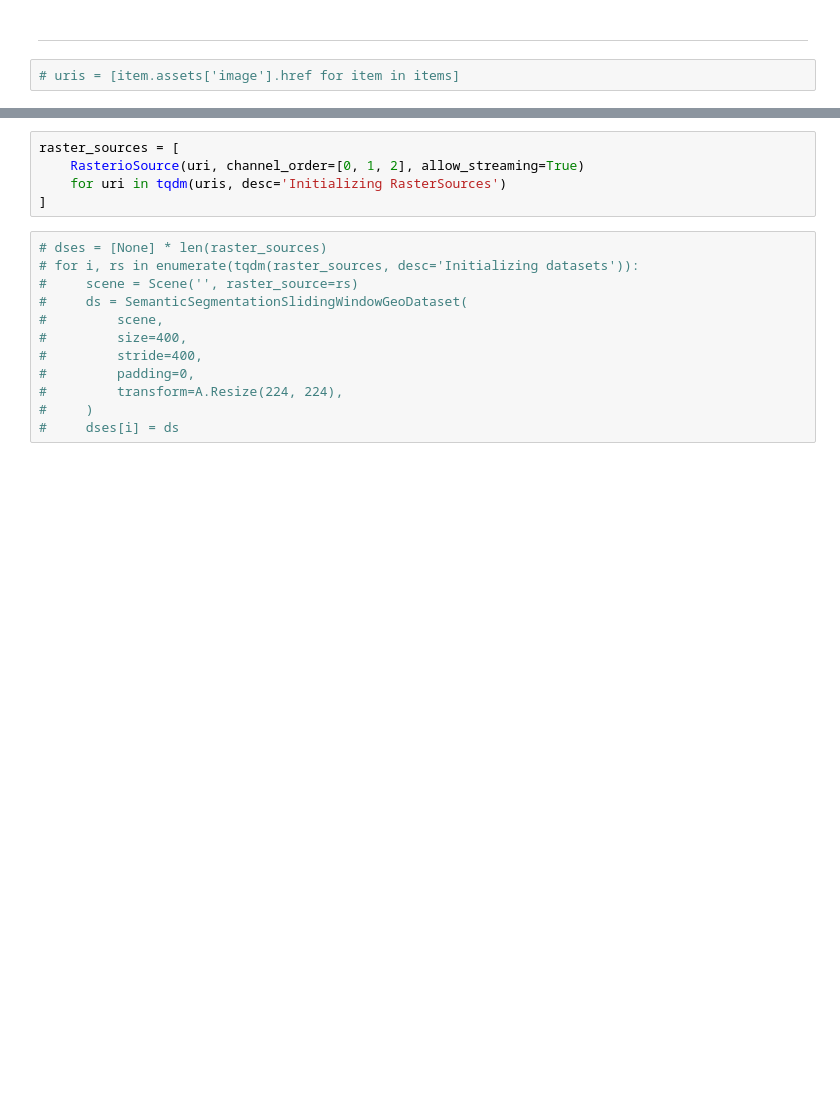
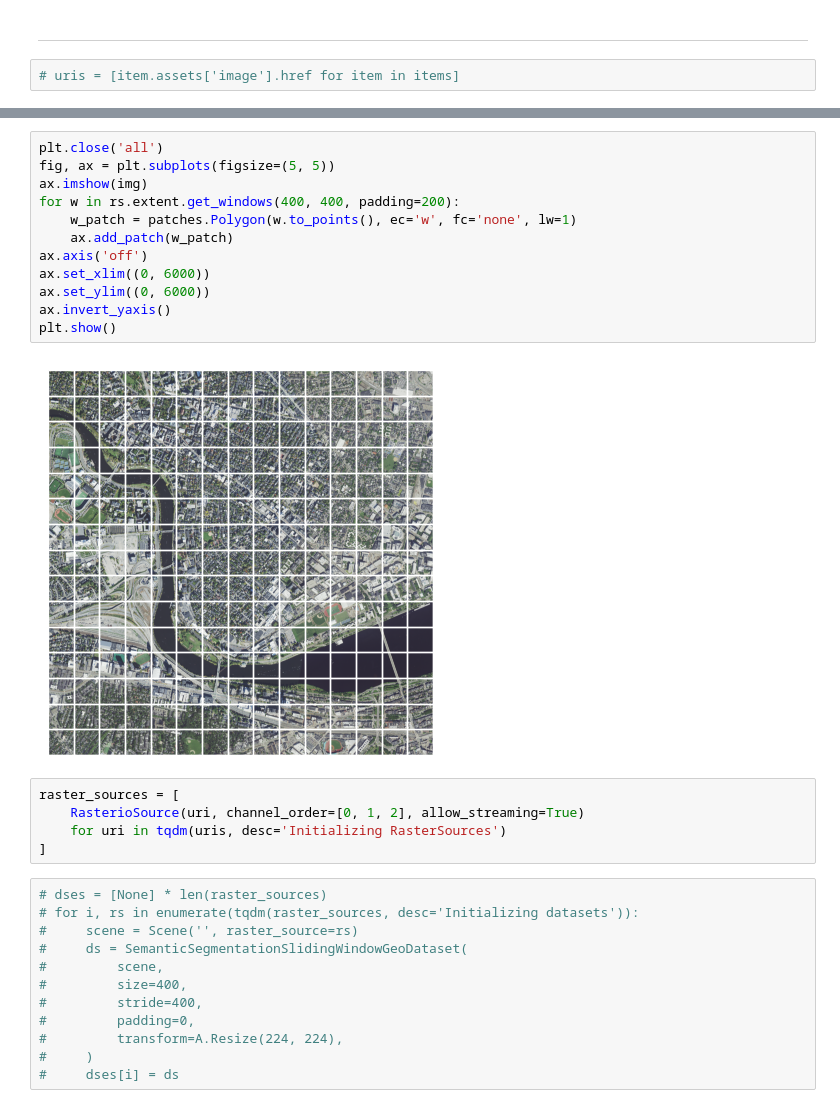
Before and after one commit to AdeelH/raster-vision, a Jupyter notebook: docs/usage/tutorials/queryable-earth/QE_NAIP.ipynb, the cells around one changed output, grey strips where cells are left out. Drawn from its saved outputs; the diff is of its cells as text; blank space fills up the shorter version.

```diff
--- a/docs/usage/tutorials/queryable-earth/QE_NAIP.ipynb
+++ b/docs/usage/tutorials/queryable-earth/QE_NAIP.ipynb
@@ -83,3 +175,17 @@ len(uris)
+# %%
+plt.close('all')
+fig, ax = plt.subplots(figsize=(5, 5))
+ax.imshow(img)
+for w in rs.extent.get_windows(400, 400, padding=200):
+    w_patch = patches.Polygon(w.to_points(), ec='w', fc='none', lw=1)
+    ax.add_patch(w_patch)
+ax.axis('off')
+ax.set_xlim((0, 6000))
+ax.set_ylim((0, 6000))
+ax.invert_yaxis()
+plt.show()
+# %% [output]
+[figure, added]
 # %%
 raster_sources = [
     RasterioSource(uri, channel_order=[0, 1, 2], allow_streaming=True)
```
Also changed, not shown: parts of 20 cells of this notebook, 1 other file.
